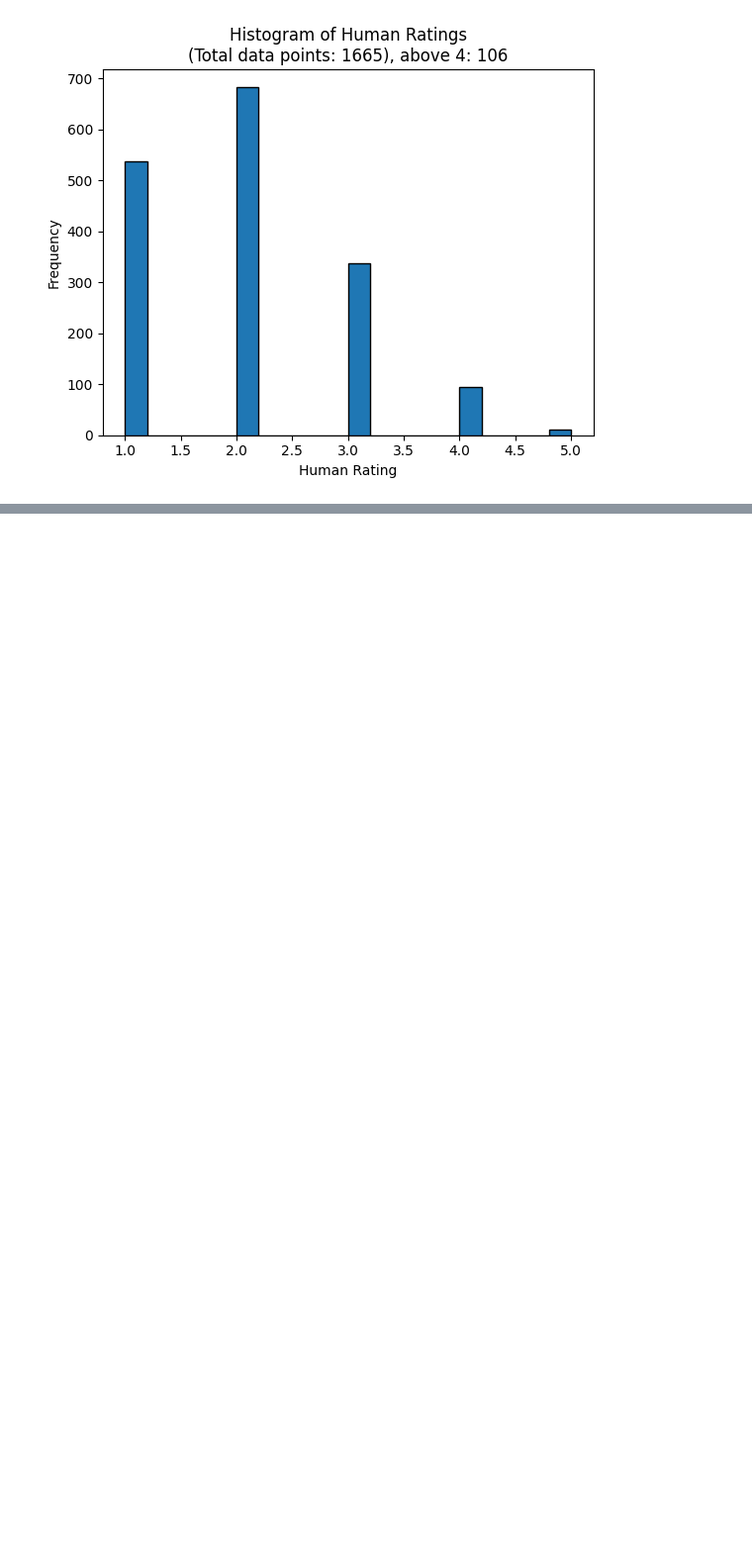
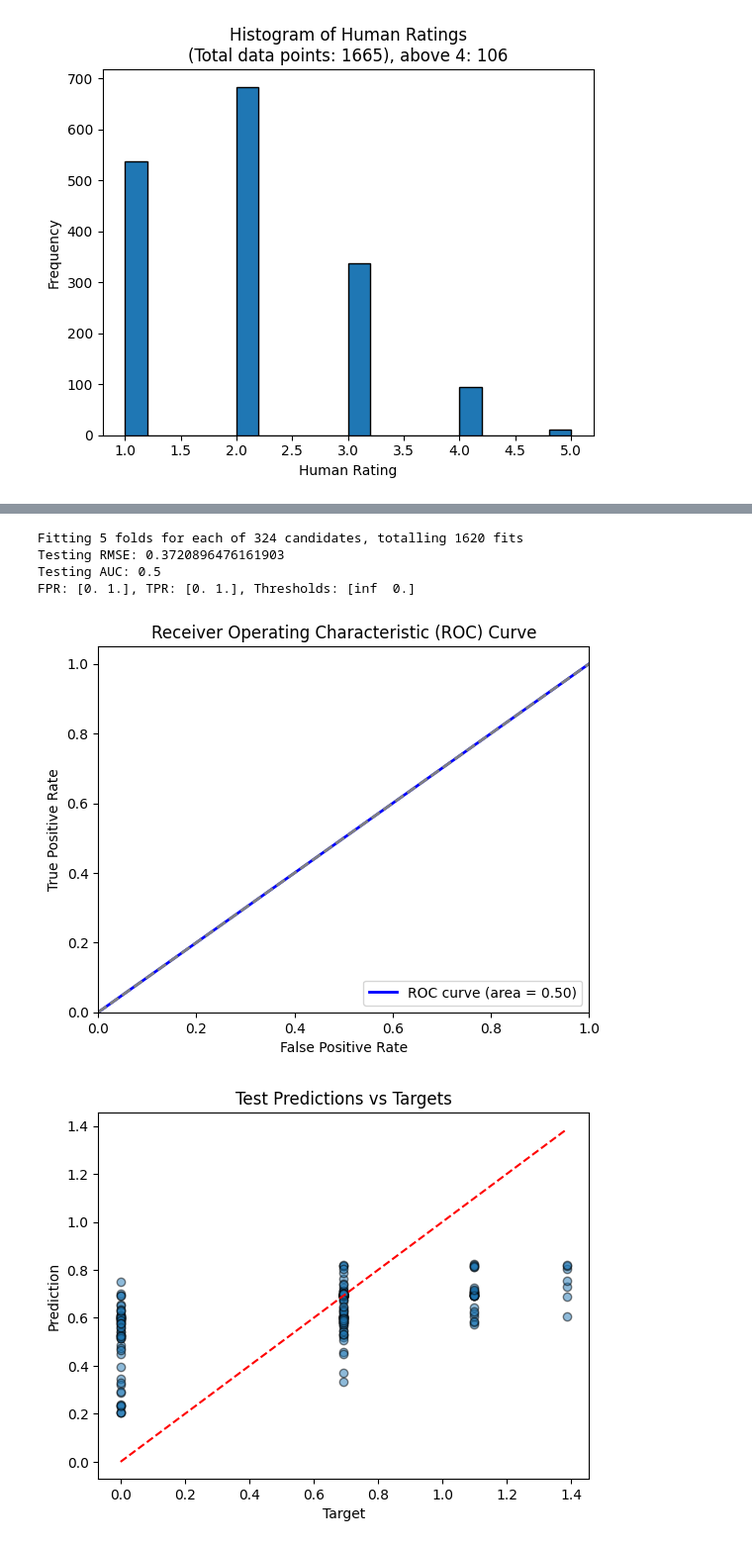
Before and after one commit to eikona-io/pixel-brain, a Jupyter notebook: src/pixelbrain/notebooks/xgboost_processor_notebook.ipynb, the cells around one changed output, grey strips where cells are left out. Shown at 99% size. Cells and saved outputs as stored; diff of their text form; code cells hidden in the pictures; blank space fills up the shorter version.

```diff
--- a/src/pixelbrain/notebooks/xgboost_processor_notebook.ipynb
+++ b/src/pixelbrain/notebooks/xgboost_processor_notebook.ipynb
@@ -67,0 +106,11 @@ plot_predictor_histogram(predictor)
+# %%
+log_trainer = XGBoostRegressorTrainer(data_df, data_field_names, log_metric_field_name)
+log_test_preds = log_trainer.fit(save_model_path="xgboost_rating_model_log.pkl", auc_threshold=np.log(4))
+plot_test_preds(log_test_preds)
+# %% [output]
+Fitting 5 folds for each of 324 candidates, totalling 1620 fits
+Testing RMSE: 0.3720896476161903
+Testing AUC: 0.5
+FPR: [0. 1.], TPR: [0. 1.], Thresholds: [inf  0.]
+[figure, added]
+[figure, added]
```
Also changed, not shown: parts of 16 cells of this notebook, 2 other files.
